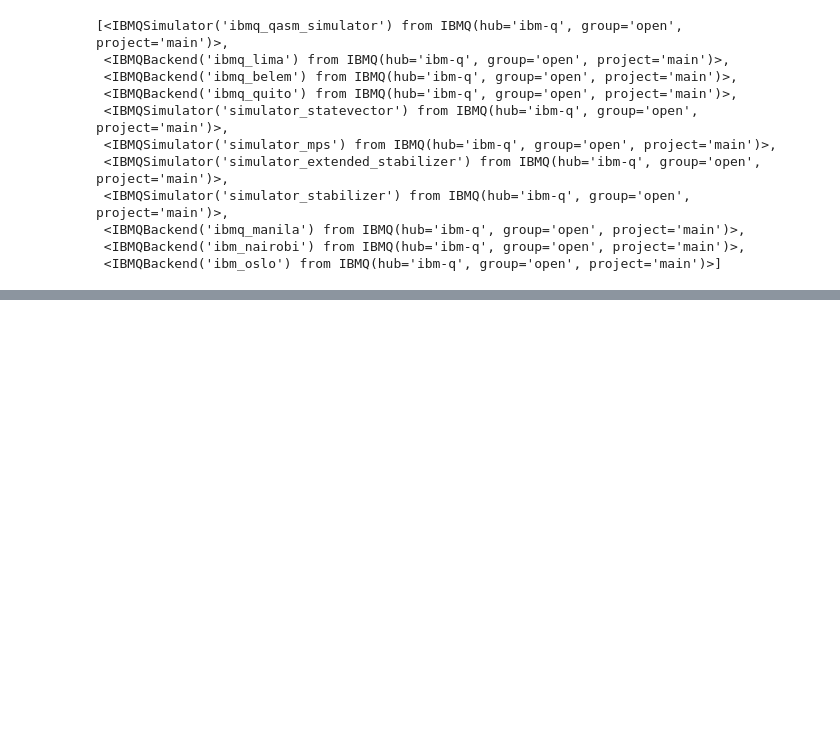
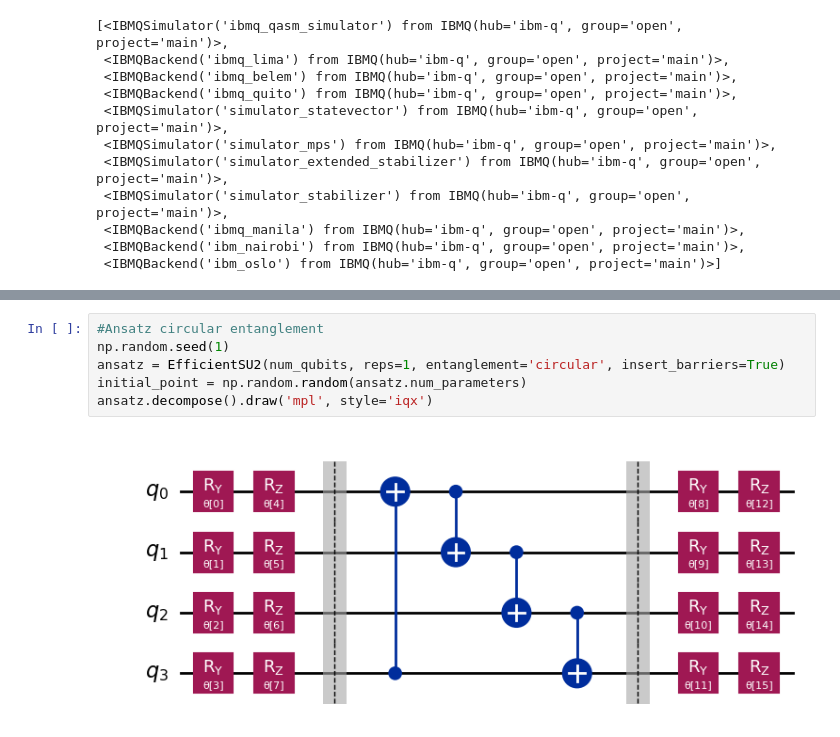
Before and after one commit to fabio99c/ProgettoAQM, a Jupyter notebook: Ground state.ipynb, the cells around one changed output, grey strips where cells are left out. Drawn from its saved outputs; the diff is of its cells as text; blank space fills up the shorter version.

```diff
--- a/Ground state.ipynb
+++ b/Ground state.ipynb
@@ -167,0 +335,8 @@ vqe = VQE(ansatz=ansatz,
+# %%
+#Ansatz circular entanglement
+np.random.seed(1)
+ansatz = EfficientSU2(num_qubits, reps=1, entanglement='circular', insert_barriers=True)
+initial_point = np.random.random(ansatz.num_parameters)
+ansatz.decompose().draw('mpl', style='iqx')
+# %% [output]
+[figure, added]
```
Also changed, not shown: parts of 111 cells of this notebook.
